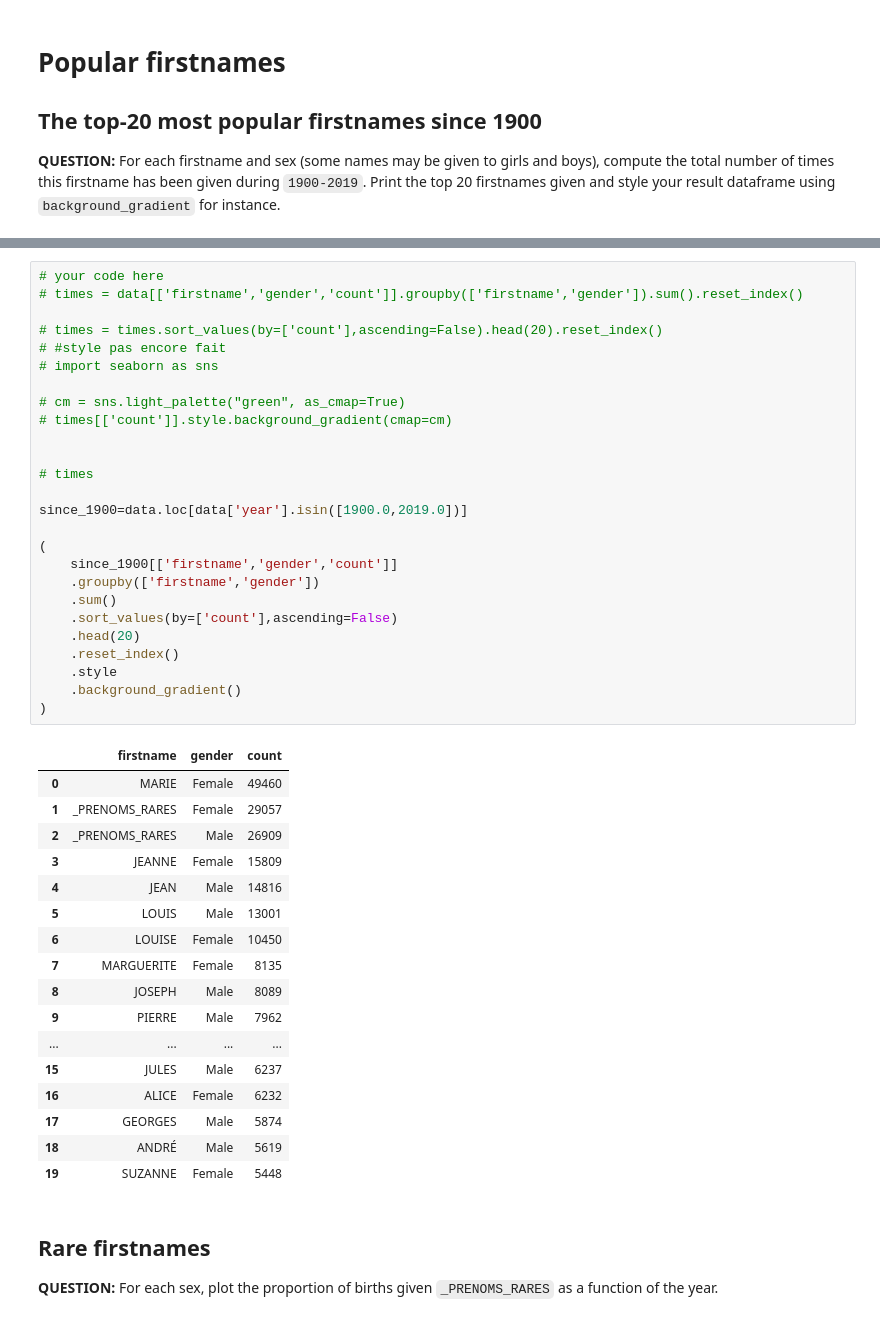
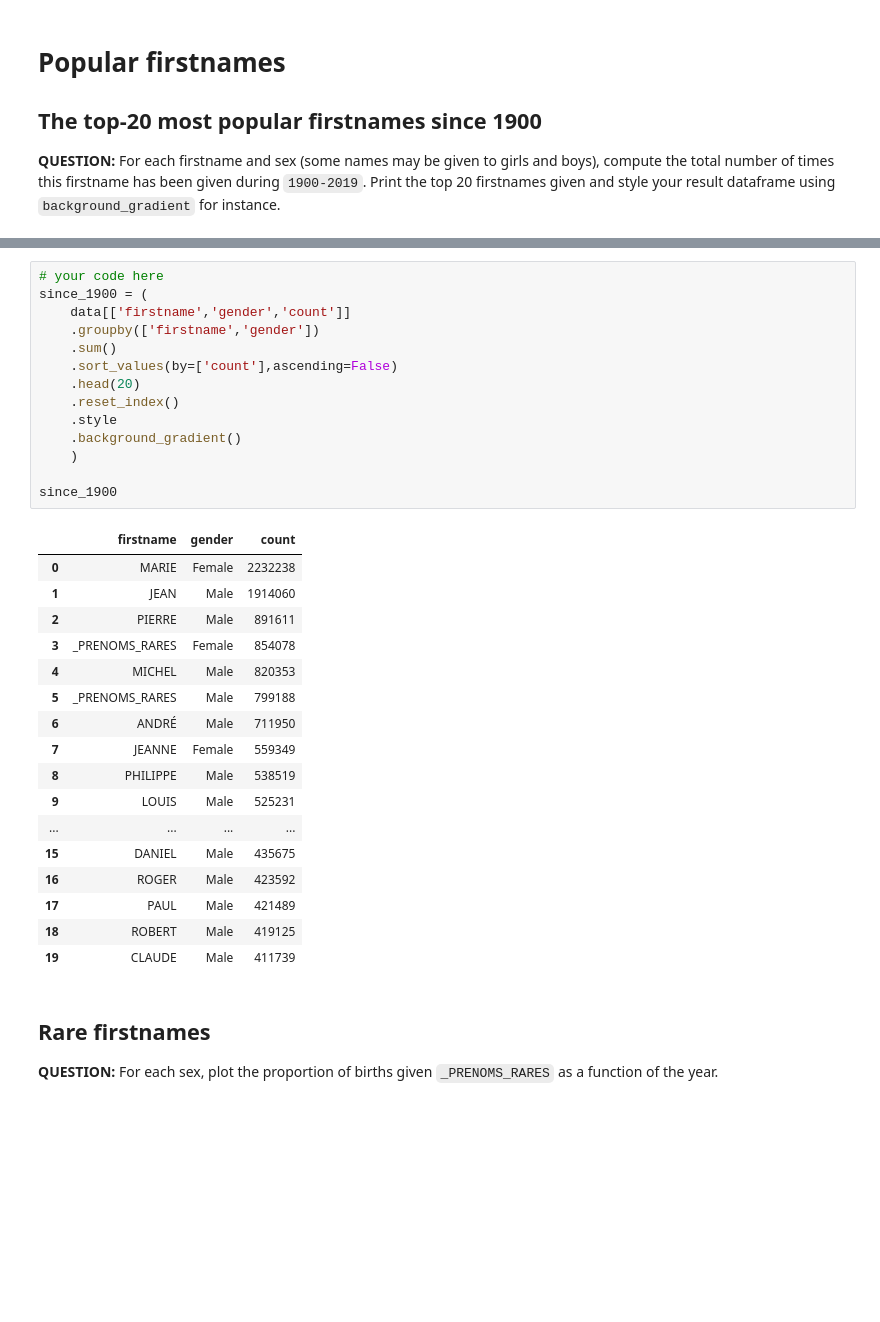
Before and after one commit to PetitPoissonL/Big-Data-Technologies, a Jupyter notebook: homework01.ipynb, the cells around one changed output, grey strips where cells are left out. Drawn from its saved outputs; the diff is of its cells as text; blank space fills up the shorter version.

```diff
--- a/homework01.ipynb
+++ b/homework01.ipynb
@@ -589,47 +612,35 @@ fig.show()
 # %%
 # your code here
-# times = data[['firstname','gender','count']].groupby(['firstname','gender']).sum().reset_index()
-
-# times = times.sort_values(by=['count'],ascending=False).head(20).reset_index()
-# #style pas encore fait
-# import seaborn as sns
-
-# cm = sns.light_palette("green", as_cmap=True)
-# times[['count']].style.background_gradient(cmap=cm)
-
-
-# times
-
-since_1900=data.loc[data['year'].isin([1900.0,2019.0])]
-
-(
-    since_1900[['firstname','gender','count']]
+since_1900 = (
+    data[['firstname','gender','count']]
     .groupby(['firstname','gender'])
     .sum()
     .sort_values(by=['count'],ascending=False)
     .head(20)
     .reset_index()
     .style
     .background_gradient()
-)
+    )
+
+since_1900
 # %% [output]
 |  | firstname | gender | count |
-| 0 | MARIE | Female | 49460 |
-| 1 | _PRENOMS_RARES | Female | 29057 |
-| 2 | _PRENOMS_RARES | Male | 26909 |
-| 3 | JEANNE | Female | 15809 |
-| 4 | JEAN | Male | 14816 |
-| 5 | LOUIS | Male | 13001 |
-| 6 | LOUISE | Female | 10450 |
-| 7 | MARGUERITE | Female | 8135 |
-| 8 | JOSEPH | Male | 8089 |
-| 9 | PIERRE | Male | 7962 |
+| 0 | MARIE | Female | 2232238 |
+| 1 | JEAN | Male | 1914060 |
+| 2 | PIERRE | Male | 891611 |
+| 3 | _PRENOMS_RARES | Female | 854078 |
+| 4 | MICHEL | Male | 820353 |
+| 5 | _PRENOMS_RARES | Male | 799188 |
+| 6 | ANDRÉ | Male | 711950 |
+| 7 | JEANNE | Female | 559349 |
+| 8 | PHILIPPE | Male | 538519 |
+| 9 | LOUIS | Male | 525231 |
 | ... | ... | ... | ... |
-| 15 | JULES | Male | 6237 |
-| 16 | ALICE | Female | 6232 |
-| 17 | GEORGES | Male | 5874 |
-| 18 | ANDRÉ | Male | 5619 |
-| 19 | SUZANNE | Female | 5448 |
+| 15 | DANIEL | Male | 435675 |
+| 16 | ROGER | Male | 423592 |
+| 17 | PAUL | Male | 421489 |
+| 18 | ROBERT | Male | 419125 |
+| 19 | CLAUDE | Male | 411739 |
 # %% [markdown]
 ## Rare firstnames
 
```
Also changed, not shown: parts of 8 cells of this notebook.
